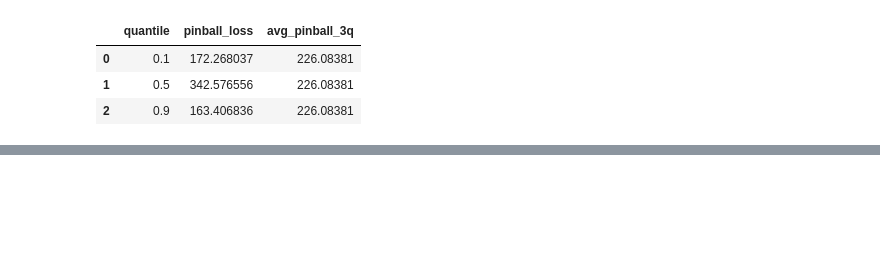
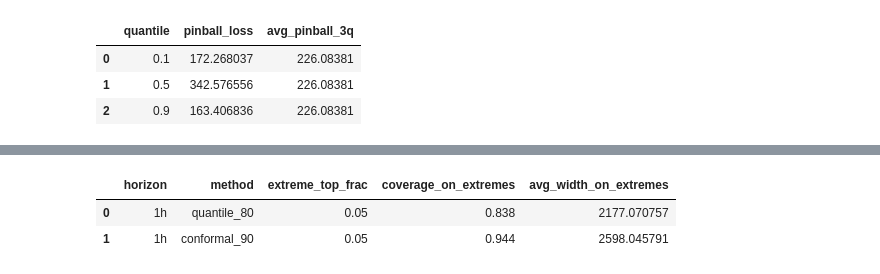
Before and after one commit to RuiyanH/Renewable-Generation-Forecasting, a Jupyter notebook: notebooks/04_probabilistic_forecasts.ipynb, the cells around one changed output, grey strips where cells are left out. Saved outputs shown, nothing was run; the diff lists cells and outputs as text; code cells hidden in the pictures; blank space fills up the shorter version.

```diff
--- a/notebooks/04_probabilistic_forecasts.ipynb
+++ b/notebooks/04_probabilistic_forecasts.ipynb
@@ -338,0 +289,23 @@ This plots the highest-load week in the test set with both 80% quantile and 90%
+# %%
+# 1h stress test: extreme-load slice
+X_percent_1h = 0.05  # top 5%
+thr_1h_only = np.quantile(y_test.values, 1 - X_percent_1h)
+mask_1h_only = (y_test.values >= thr_1h_only)
+
+ext_cov_q_1h_only = interval_coverage(y_test.values[mask_1h_only], lower_q[mask_1h_only], upper_q[mask_1h_only])
+ext_width_q_1h_only = interval_width(lower_q[mask_1h_only], upper_q[mask_1h_only])
+
+ext_cov_conf_1h_only = interval_coverage(y_test.values[mask_1h_only], lower_conf[mask_1h_only], upper_conf[mask_1h_only])
+ext_width_conf_1h_only = interval_width(lower_conf[mask_1h_only], upper_conf[mask_1h_only])
+
+pd.DataFrame({
+    "horizon": ["1h", "1h"],
+    "method": ["quantile_80", "conformal_90"],
+    "extreme_top_frac": [X_percent_1h]*2,
+    "coverage_on_extremes": [ext_cov_q_1h_only, ext_cov_conf_1h_only],
+    "avg_width_on_extremes": [ext_width_q_1h_only, ext_width_conf_1h_only],
+})
+# %% [output]
+|  | horizon | method | extreme_top_frac | coverage_on_extremes | avg_width_on_extremes |
+| 0 | 1h | quantile_80 | 0.05 | 0.838 | 2177.070757 |
+| 1 | 1h | conformal_90 | 0.05 | 0.944 | 2598.045791 |
```
Also changed, not shown: parts of 71 cells of this notebook, 1 other file.
